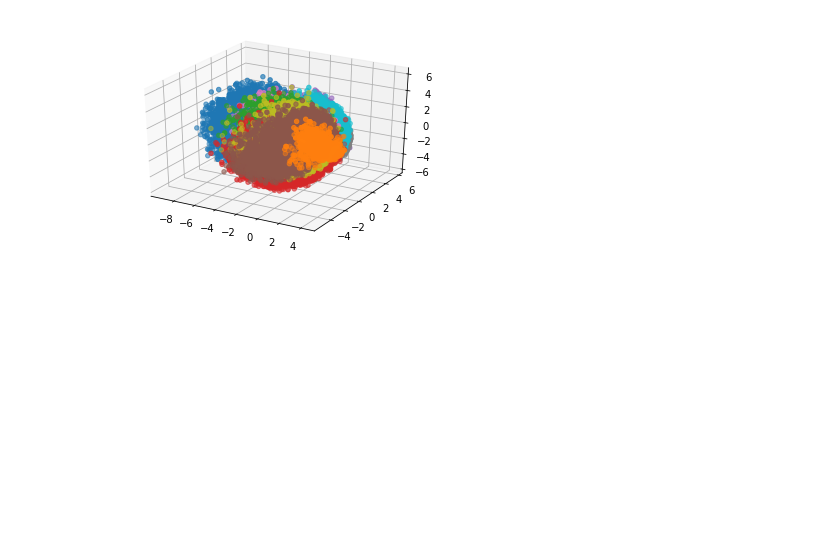
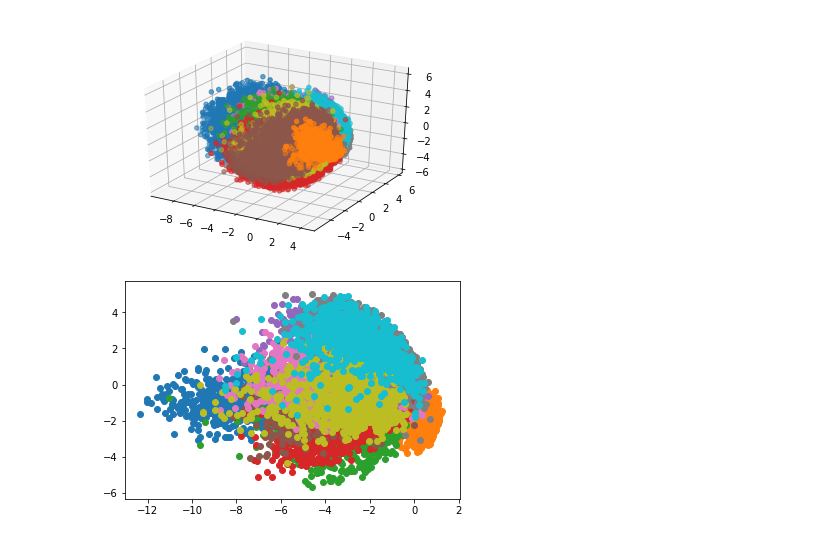
Before and after one commit to yewwah/statistical-, a Jupyter notebook: PCA.ipynb, the cells around one changed output. Drawn from its saved outputs; the diff is of its cells as text; code cells hidden in the pictures; blank space fills up the shorter version.

```diff
--- a/PCA.ipynb
+++ b/PCA.ipynb
@@ -63,3 +65,10 @@ for i in range(10):
     ax.scatter(points[:,0], points[:,1], points[:, 2])
 # %% [output]
 [figure]
+# %%
+two = x_test.dot(eig_vec[:, :2])
+for i in range(10):
+    points = two[y_test == i]
+    plt.scatter(points[:,0], points[:,1])
+# %% [output]
+[figure, added]
```
Also changed, not shown: parts of 2 cells of this notebook, 2 other files.
